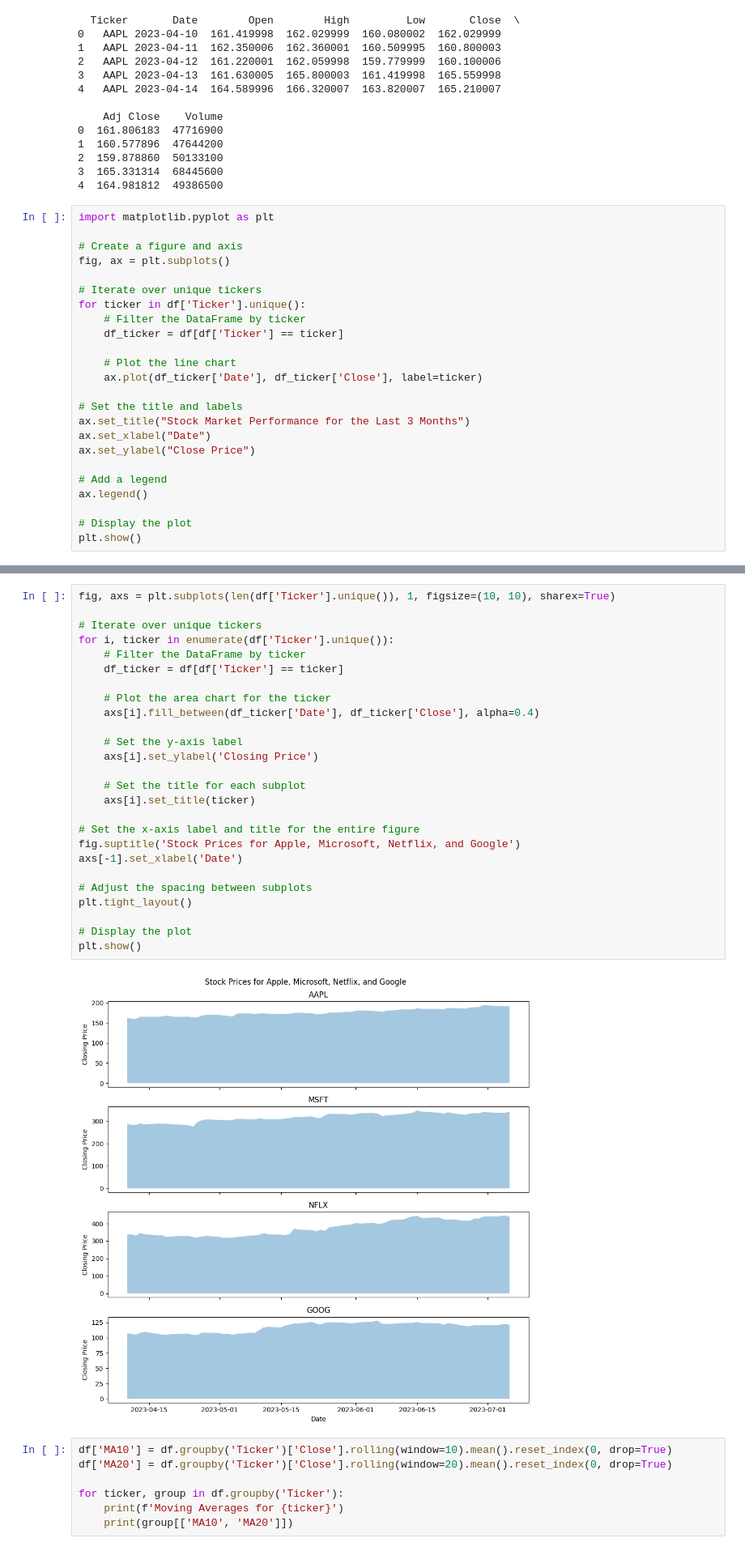
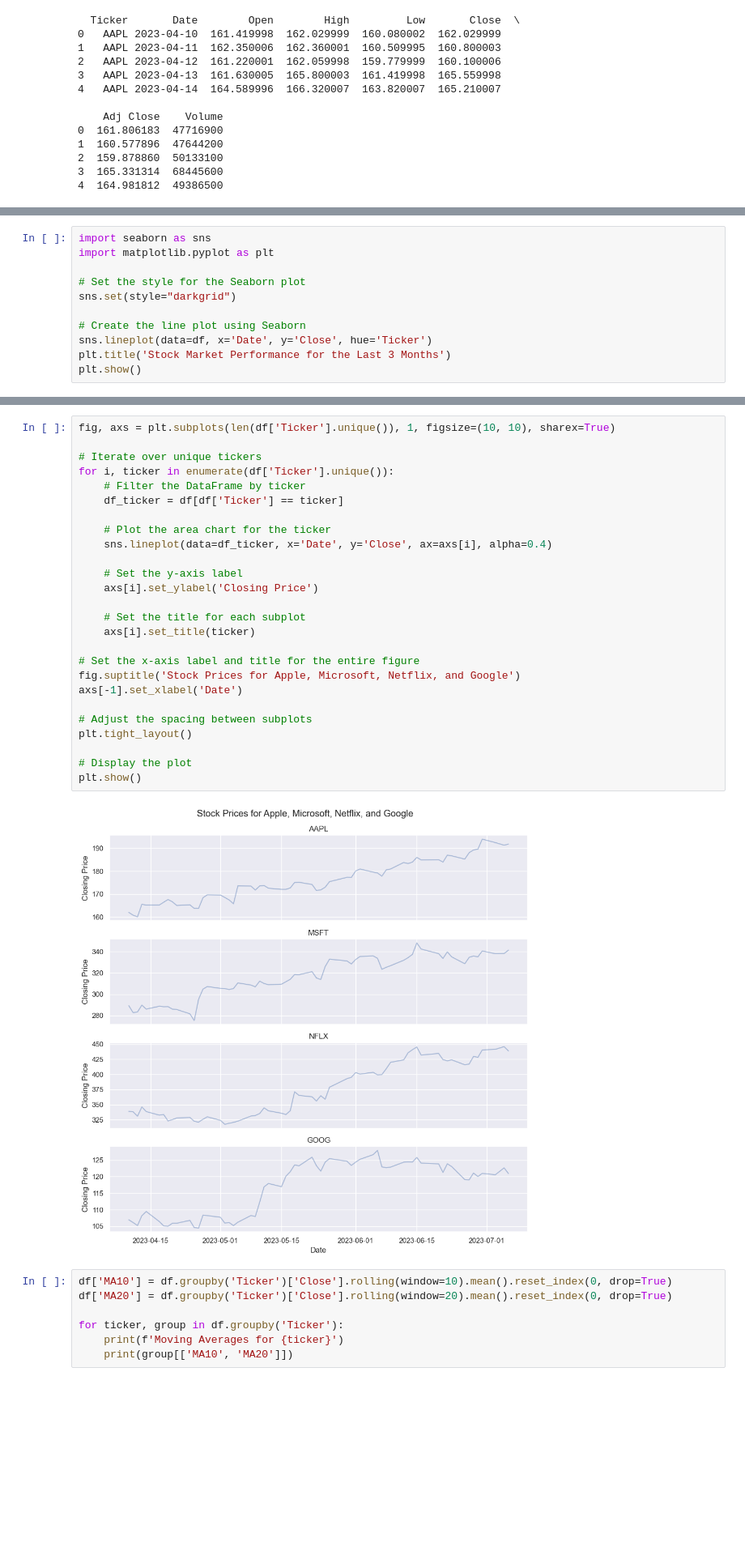
Before and after one commit to shushantranjan28/Stock-Market-Performance-Analysis, a Jupyter notebook: main.ipynb, the cells around one changed output, grey strips where cells are left out. Shown: that part at 81% size. Saved outputs shown, nothing was run; the diff lists cells and outputs as text; blank space fills up the shorter version.

```diff
--- a/main.ipynb
+++ b/main.ipynb
@@ -54,27 +54,3 @@ print(df.head())
 2  159.878860  50133100
 3  165.331314  68445600
 4  164.981812  49386500
-# %%
-import matplotlib.pyplot as plt
-
-# Create a figure and axis
-fig, ax = plt.subplots()
-
-# Iterate over unique tickers
-for ticker in df['Ticker'].unique():
-    # Filter the DataFrame by ticker
-    df_ticker = df[df['Ticker'] == ticker]
-
-    # Plot the line chart
-    ax.plot(df_ticker['Date'], df_ticker['Close'], label=ticker)
-
-# Set the title and labels
-ax.set_title("Stock Market Performance for the Last 3 Months")
-ax.set_xlabel("Date")
-ax.set_ylabel("Close Price")
-
-# Add a legend
-ax.legend()
-
-# Display the plot
-plt.show()
@@ -82,0 +57,11 @@ plt.show()
+# %%
+import seaborn as sns
+import matplotlib.pyplot as plt
+
+# Set the style for the Seaborn plot
+sns.set(style="darkgrid")
+
+# Create the line plot using Seaborn
+sns.lineplot(data=df, x='Date', y='Close', hue='Ticker')
+plt.title('Stock Market Performance for the Last 3 Months')
+plt.show()
@@ -83,31 +70,31 @@ plt.show()
 # %%
 fig, axs = plt.subplots(len(df['Ticker'].unique()), 1, figsize=(10, 10), sharex=True)
 
 # Iterate over unique tickers
 for i, ticker in enumerate(df['Ticker'].unique()):
     # Filter the DataFrame by ticker
     df_ticker = df[df['Ticker'] == ticker]
 
     # Plot the area chart for the ticker
-    axs[i].fill_between(df_ticker['Date'], df_ticker['Close'], alpha=0.4)
+    sns.lineplot(data=df_ticker, x='Date', y='Close', ax=axs[i], alpha=0.4)
 
     # Set the y-axis label
     axs[i].set_ylabel('Closing Price')
 
     # Set the title for each subplot
     axs[i].set_title(ticker)
 
 # Set the x-axis label and title for the entire figure
 fig.suptitle('Stock Prices for Apple, Microsoft, Netflix, and Google')
 axs[-1].set_xlabel('Date')
 
 # Adjust the spacing between subplots
 plt.tight_layout()
 
 # Display the plot
 plt.show()
 # %% [output]
-[figure, old version]
+[figure, new version]
 # %%
 df['MA10'] = df.groupby('Ticker')['Close'].rolling(window=10).mean().reset_index(0, drop=True)
 df['MA20'] = df.groupby('Ticker')['Close'].rolling(window=20).mean().reset_index(0, drop=True)
```
Also changed, not shown: parts of 6 cells of this notebook.
